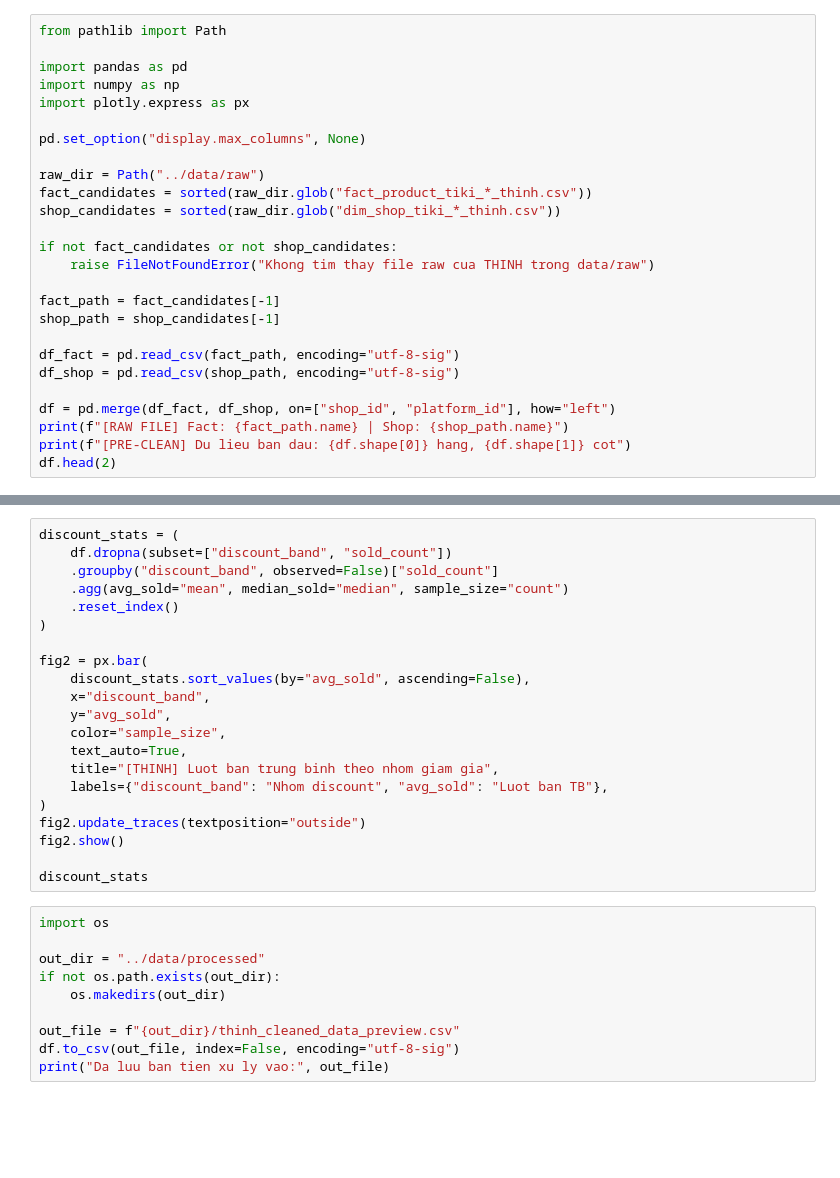
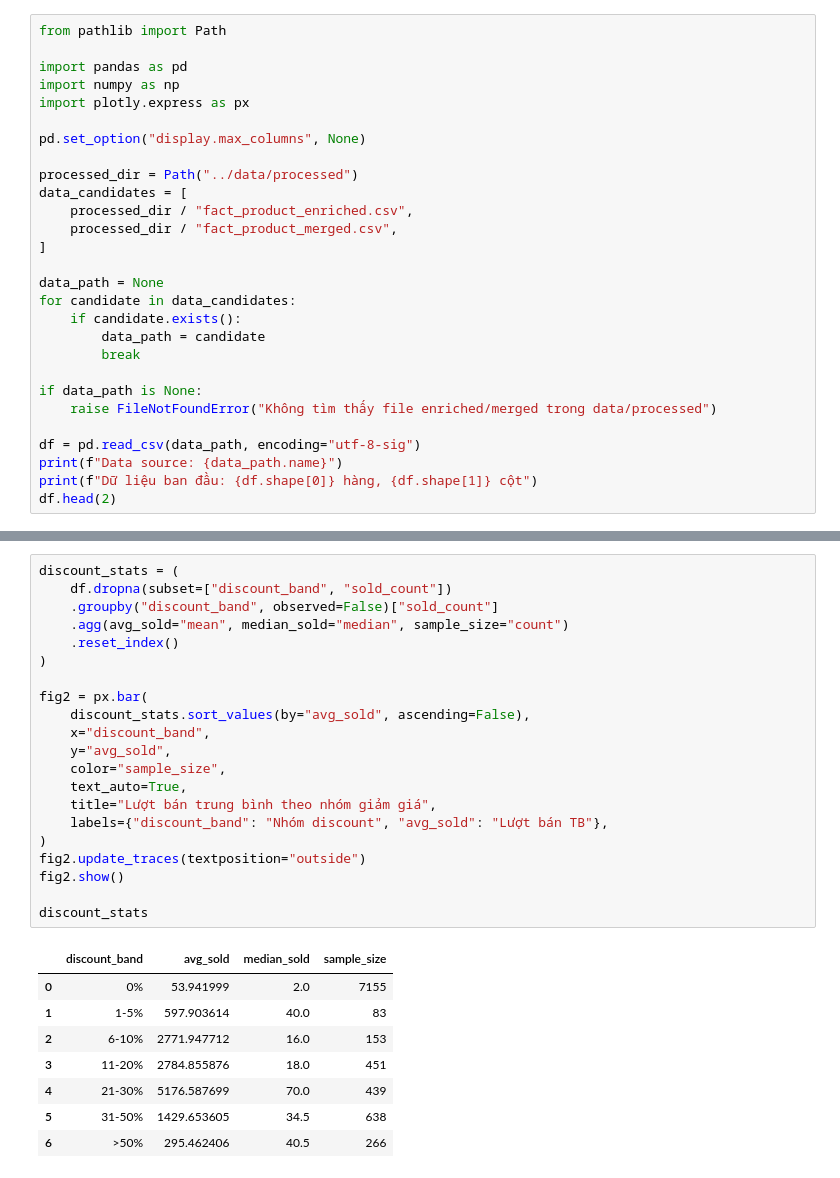
Before and after one commit to Nhihtcode/Lab_01_Data_Vizualization, a Jupyter notebook: notebooks/01_eda_thinh.ipynb, the cells around one changed output, grey strips where cells are left out. Cells and saved outputs as stored; diff of their text form; blank space fills up the shorter version.

```diff
--- a/notebooks/01_eda_thinh.ipynb
+++ b/notebooks/01_eda_thinh.ipynb
@@ -20,20 +12,22 @@ import plotly.express as px
 
 pd.set_option("display.max_columns", None)
 
-raw_dir = Path("../data/raw")
-fact_candidates = sorted(raw_dir.glob("fact_product_tiki_*_thinh.csv"))
-shop_candidates = sorted(raw_dir.glob("dim_shop_tiki_*_thinh.csv"))
+processed_dir = Path("../data/processed")
+data_candidates = [
+    processed_dir / "fact_product_enriched.csv",
+    processed_dir / "fact_product_merged.csv",
+]
 
-if not fact_candidates or not shop_candidates:
-    raise FileNotFoundError("Khong tim thay file raw cua THINH trong data/raw")
+data_path = None
+for candidate in data_candidates:
+    if candidate.exists():
+        data_path = candidate
+        break
 
-fact_path = fact_candidates[-1]
-shop_path = shop_candidates[-1]
+if data_path is None:
+    raise FileNotFoundError("Không tìm thấy file enriched/merged trong data/processed")
 
-df_fact = pd.read_csv(fact_path, encoding="utf-8-sig")
-df_shop = pd.read_csv(shop_path, encoding="utf-8-sig")
-
-df = pd.merge(df_fact, df_shop, on=["shop_id", "platform_id"], how="left")
-print(f"[RAW FILE] Fact: {fact_path.name} | Shop: {shop_path.name}")
-print(f"[PRE-CLEAN] Du lieu ban dau: {df.shape[0]} hang, {df.shape[1]} cot")
+df = pd.read_csv(data_path, encoding="utf-8-sig")
+print(f"Data source: {data_path.name}")
+print(f"Dữ liệu ban đầu: {df.shape[0]} hàng, {df.shape[1]} cột")
 df.head(2)
@@ -159,31 +209,30 @@ fig1.show()
 # %%
 discount_stats = (
     df.dropna(subset=["discount_band", "sold_count"])
     .groupby("discount_band", observed=False)["sold_count"]
     .agg(avg_sold="mean", median_sold="median", sample_size="count")
     .reset_index()
 )
 
 fig2 = px.bar(
     discount_stats.sort_values(by="avg_sold", ascending=False),
     x="discount_band",
     y="avg_sold",
     color="sample_size",
     text_auto=True,
-    title="[THINH] Luot ban trung binh theo nhom giam gia",
-    labels={"discount_band": "Nhom discount", "avg_sold": "Luot ban TB"},
+    title="Lượt bán trung bình theo nhóm giảm giá",
+    labels={"discount_band": "Nhóm discount", "avg_sold": "Lượt bán TB"},
 )
 fig2.update_traces(textposition="outside")
 fig2.show()
 
 discount_stats
+# %% [output]
+|  | discount_band | avg_sold | median_sold | sample_size |
+| 0 | 0% | 53.941999 | 2.0 | 7155 |
+| 1 | 1-5% | 597.903614 | 40.0 | 83 |
+| 2 | 6-10% | 2771.947712 | 16.0 | 153 |
+| 3 | 11-20% | 2784.855876 | 18.0 | 451 |
+| 4 | 21-30% | 5176.587699 | 70.0 | 439 |
+| 5 | 31-50% | 1429.653605 | 34.5 | 638 |
+| 6 | >50% | 295.462406 | 40.5 | 266 |
-# %%
-import os
-
-out_dir = "../data/processed"
-if not os.path.exists(out_dir):
-    os.makedirs(out_dir)
-
-out_file = f"{out_dir}/thinh_cleaned_data_preview.csv"
-df.to_csv(out_file, index=False, encoding="utf-8-sig")
-print("Da luu ban tien xu ly vao:", out_file)
```
Also changed, not shown: parts of 13 cells of this notebook, 1 other file.
